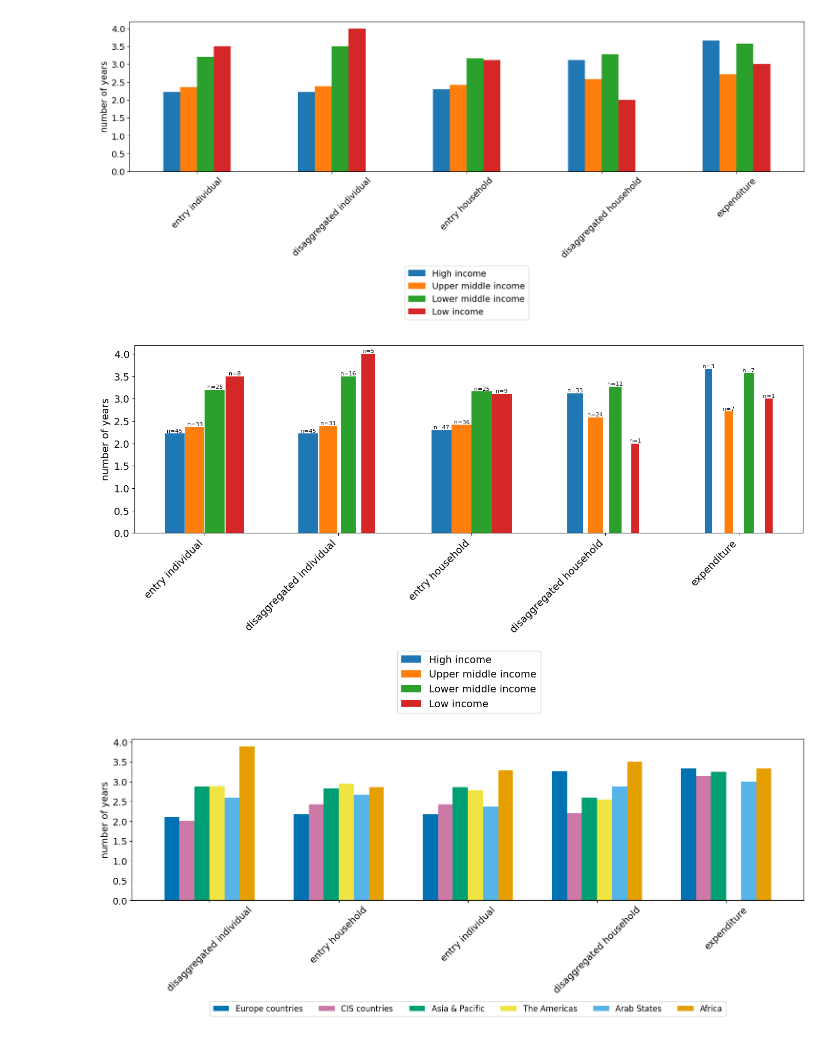
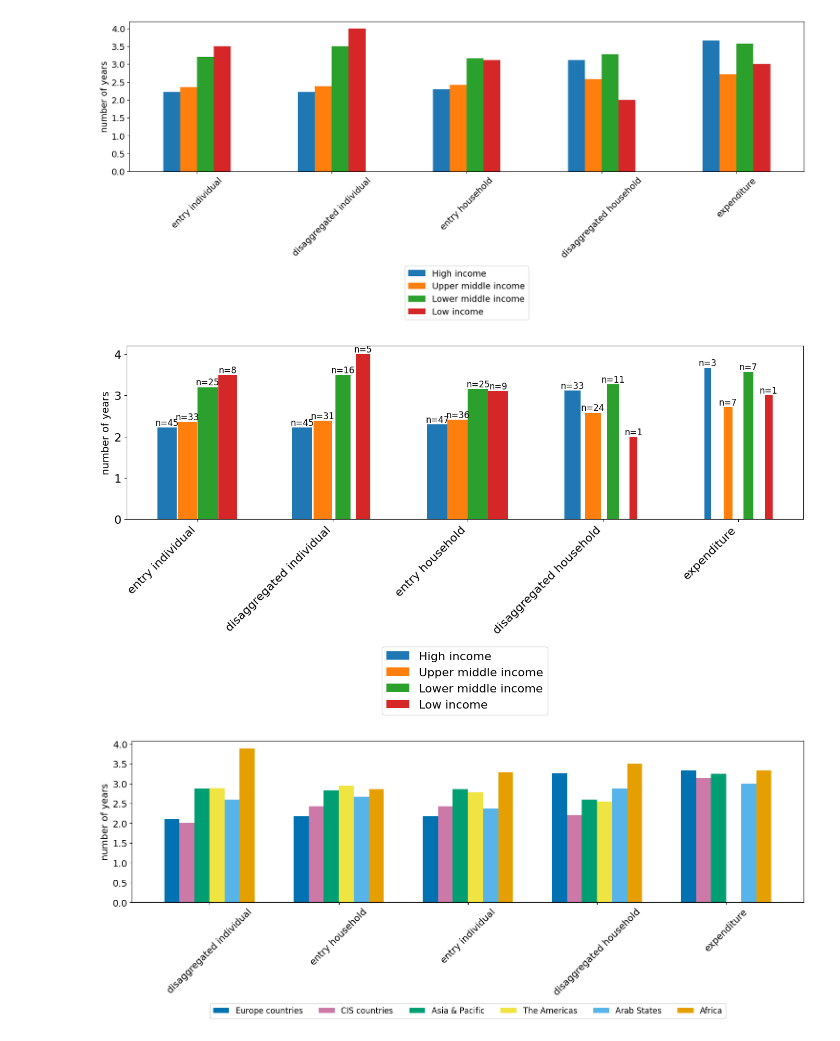
Before and after one commit to dianakorka/statistical_capacity, a Jupyter notebook: HH_capacity_index.ipynb, the cells around one changed output. Cells and saved outputs as stored; diff of their text form; code cells hidden in the pictures.

```diff
--- a/HH_capacity_index.ipynb
+++ b/HH_capacity_index.ipynb
@@ -186,13 +199,14 @@ data_in_past_5_years = number of years data was available in the part 5 years fo
 This is long data. Every country appears several times for each indicator. To join it to my preveious dataset I transform it a little.
 # %%
 # transform this data to have one line per country and new columns per indicator
-# can do the merge on country (name) as probably these are ITU standard country names
+# can do the merge on country (name)
 
-pivoted = df_points_per_indicator.pivot(index='country', columns='indicator', values=['5y', '10y', '5y_percent', '10y_percent'])
+pivoted = df_points_per_indicator.pivot(index='country', columns='indicator', values=['5y'])
+# , '10y', '5y_percent', '10y_percent'
 
 # no missing data assumptions - no longer replace NaNs with 0
 #pivoted = pivoted.fillna(0)
-# we have some resulting 0s which we need to replace with NANs
+# we have some resulting 0s from the pivoting calculations which we need to replace with NANs
 pivoted = pivoted.replace(0, np.nan)
 
 # Flatten and rename the columns
@@ -2282,16 +2287,16 @@ for i, region in enumerate(custom_order):
                 f'n={count}',
                 ha='center',
                 va='bottom',
-                fontsize=8,
+                fontsize=12,
                 rotation=0
             )
 
-ax.set_xlabel('', fontsize=14)
-ax.set_ylabel('number of years', fontsize=14)
+ax.set_xlabel('', fontsize=16)
+ax.set_ylabel('number of years', fontsize=16)
 #plt.title('Timeliness in 2025: time lag of latest available data point in number of years (available data only)')
 ax.set_xticks(x)
-ax.set_xticklabels(means_sorted.index, rotation=45, fontsize=14, ha='right')
-ax.tick_params(axis='y', labelsize=14)
+ax.set_xticklabels(means_sorted.index, rotation=45, fontsize=16, ha='right')
+ax.tick_params(axis='y', labelsize=16)
 
 # Create custom legend
 legend_handles = [Patch(facecolor=custom_colors[i], label=region)
@@ -2301,7 +2306,7 @@ plt.subplots_adjust(bottom=0.7)
 plt.legend(
     handles=legend_handles,
     loc='upper center',
-    bbox_to_anchor=(0.5, -.6),
+    bbox_to_anchor=(0.5, -.7),
     ncol=1,
     fontsize=14
 )
@@ -2424,40 +2429,40 @@ for i, region in enumerate(custom_order):
         # Add text label on top of bar
         count = int(counts_sorted[region].iloc[j])
         if count > 0:
             ax.text(
                 bar_x,
                 value,
                 f'n={count}',
                 ha='center',
                 va='bottom',
-                fontsize=8,
+                fontsize=12,
                 rotation=0
             )
 
-ax.set_xlabel('', fontsize=14)
+ax.set_xlabel('', fontsize=15)
 ax.set_ylabel('number of years', fontsize=14)
 #plt.title('Timeliness in 2025: time lag of latest available data point in number of years (available data only)')
 ax.set_xticks(x)
-ax.set_xticklabels(means_sorted.index, rotation=45, fontsize=14, ha='right')
-ax.tick_params(axis='y', labelsize=14)
+ax.set_xticklabels(means_sorted.index, rotation=45, fontsize=16, ha='right')
+ax.tick_params(axis='y', labelsize=16)
 
 # Create custom legend
 legend_handles = [Patch(facecolor=custom_colors[i], label=region)
                   for i, region in enumerate(custom_order)] #
 
 plt.subplots_adjust(bottom=0.7)
 plt.legend(
     handles=legend_handles,
     loc='upper center',
-    bbox_to_anchor=(0.5, -.6),
+    bbox_to_anchor=(0.5, -.7),
     ncol=1,
-    fontsize=14
+    fontsize=16
 )
 
 plt.tight_layout()
 plt.show()
 # %% [output]
-[figure, old version]
+[figure, new version]
 # %%
 # Define your custom order
 custom_order = ['Europe countries','CIS countries', 'Asia & Pacific', 'The Americas', 'Arab States', 'Africa']
```
Also changed, not shown: parts of 45 cells of this notebook.
